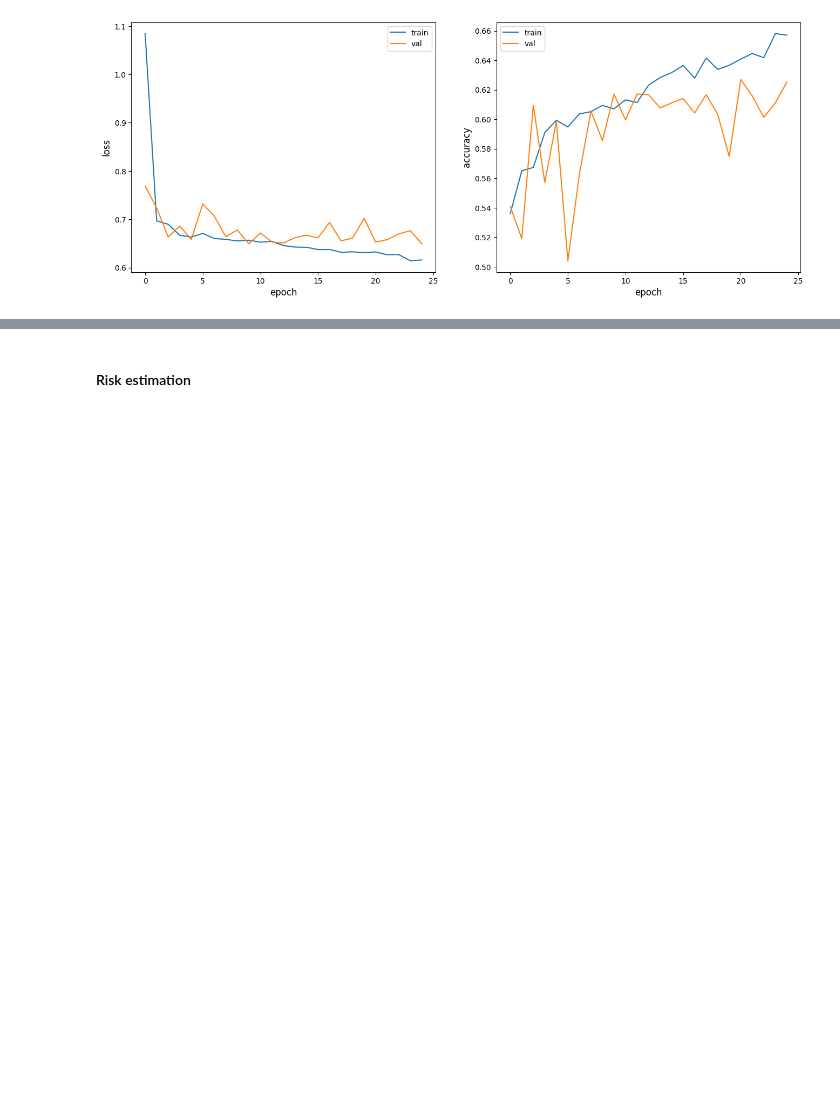
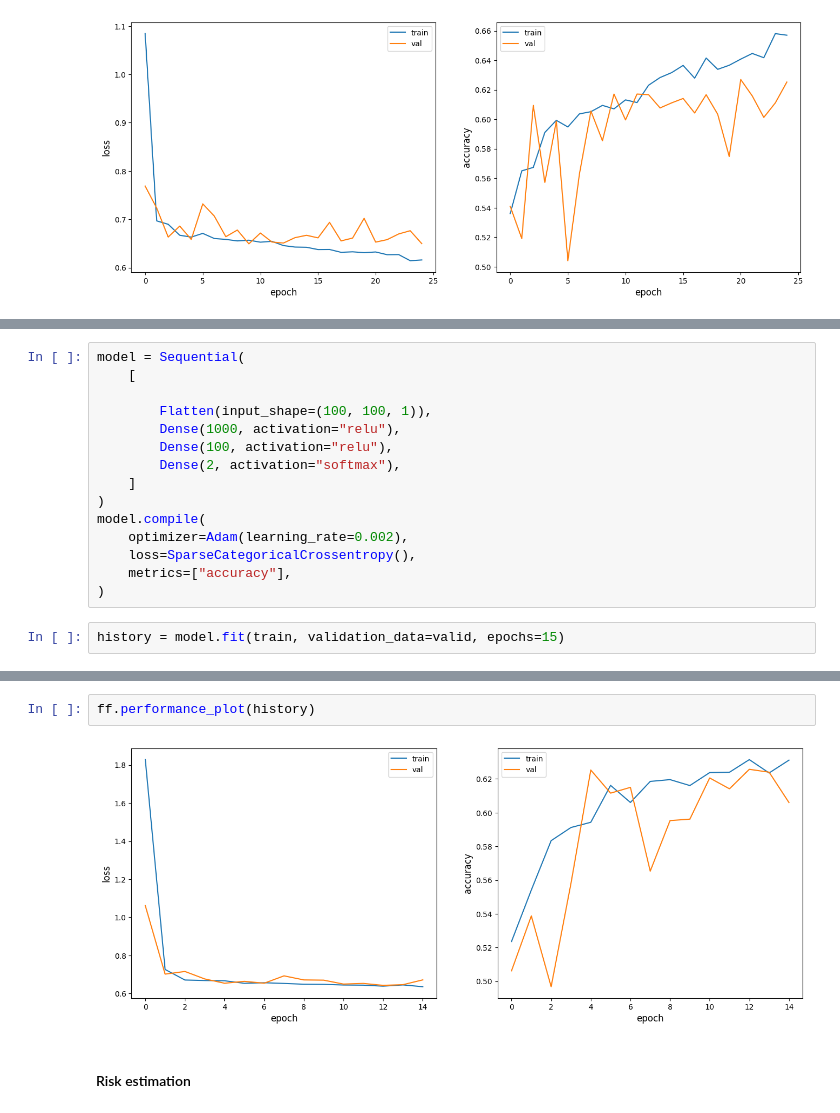
Before and after one commit to TommasoLocatelli/ml_cats_vs_dogs, a Jupyter notebook: 1.FeedForward.ipynb, the cells around one changed output, grey strips where cells are left out. Drawn from its saved outputs; the diff is of its cells as text; blank space fills up the shorter version.

```diff
--- a/1.FeedForward.ipynb
+++ b/1.FeedForward.ipynb
@@ -190,0 +193,17 @@ It seems to overfit after the epoch number 11/12
+# %%
+model = Sequential(
+    [
+
+        Flatten(input_shape=(100, 100, 1)),
+        Dense(1000, activation="relu"),
+        Dense(100, activation="relu"),
+        Dense(2, activation="softmax"),
+    ]
+)
+model.compile(
+    optimizer=Adam(learning_rate=0.002),
+    loss=SparseCategoricalCrossentropy(),
+    metrics=["accuracy"],
+)
+# %%
+history = model.fit(train, validation_data=valid, epochs=15)
@@ -191,3 +228,7 @@ It seems to overfit after the epoch number 11/12
+# %%
+ff.performance_plot(history)
+# %% [output]
+[figure, added]
 # %% [markdown]
 #### Risk estimation
 # %%
```
Also changed, not shown: parts of 2 cells of this notebook.
